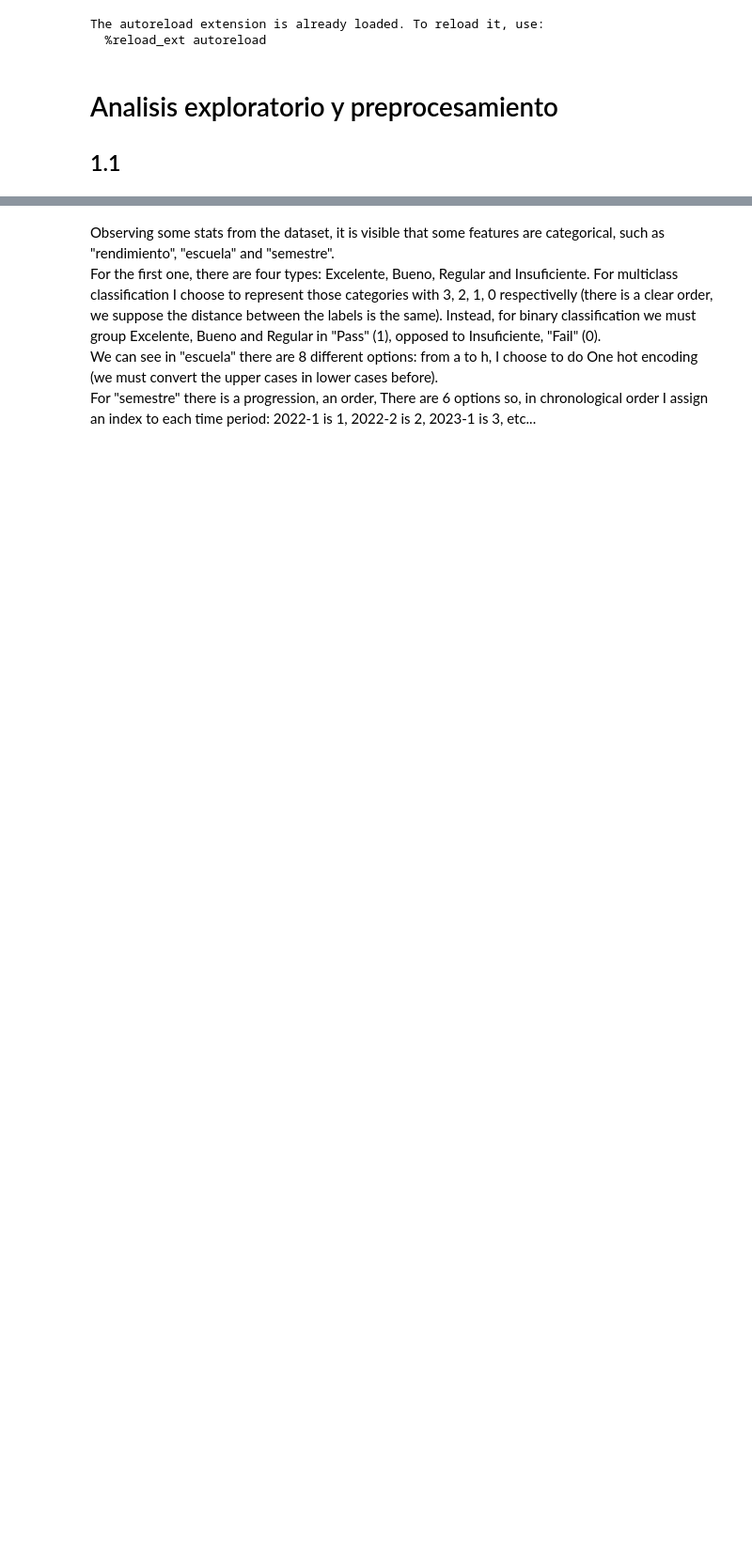
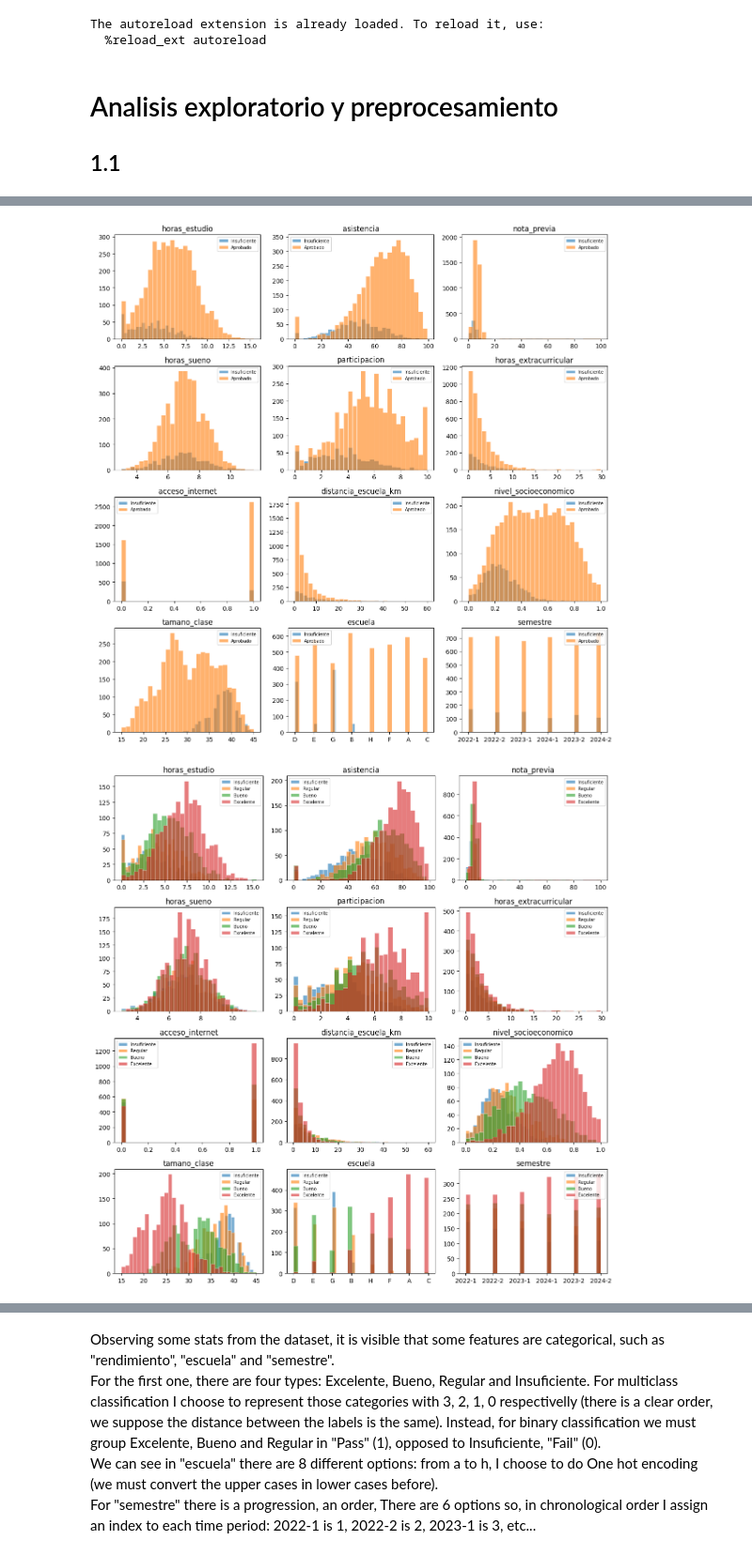
Before and after one commit to ClaraZb/TP2_ML, a Jupyter notebook: Entrega_TP2.ipynb, the cells around one changed output, grey strips where cells are left out. Shown at 94% size. Saved outputs shown, nothing was run; the diff lists cells and outputs as text; code cells hidden in the pictures; blank space fills up the shorter version.

```diff
--- a/Entrega_TP2.ipynb
+++ b/Entrega_TP2.ipynb
@@ -22,0 +63,32 @@ df_test = pd.read_csv('data/raw/rendimiento_estudiantes_test.csv')
+# %%
+#chatgpt:
+def graficar_por_clase(df, features_list, target="rendimiento_bin"):
+    rows = len(features_list) // 3
+    fig, axs = plt.subplots(rows, 3, figsize=(3 * 4, rows * 3))
+    axs = axs.flatten()
+
+    clases = df[target].dropna().unique()
+    if target == "rendimiento_bin":
+        labels  = {0: "Insuficiente", 1: "Aprobado"}
+    elif target == "rendimiento_mult":
+        labels = {0: "Insuficiente", 1: "Regular", 2: "Bueno", 3: "Excelente"}
+    elif target == "escuela":
+        labels = {c:str(c) for c in clases}
+
+    for i, feature in enumerate(features_list):
+        for clase in sorted(clases):
+            datos = df.loc[df[target] == clase, feature].dropna()
+            axs[i].hist(datos, bins=30, alpha=0.6, edgecolor="white",
+                        linewidth=0.5, label=labels.get(clase, clase))
+        axs[i].set_title(feature)
+        axs[i].legend(fontsize=7)
+
+    plt.tight_layout()
+    plt.show()
+
+graficar_por_clase(df_dev, features_graficar, "rendimiento_bin")
+graficar_por_clase(df_dev, features_graficar, "rendimiento_mult")
+#graficar_por_clase(df_dev, features_graficar, "escuela") #no era demasiado claro
+# %% [output]
+[figure, added]
+[figure, added]
```
Also changed, not shown: parts of 10 cells of this notebook, 2 other files.
